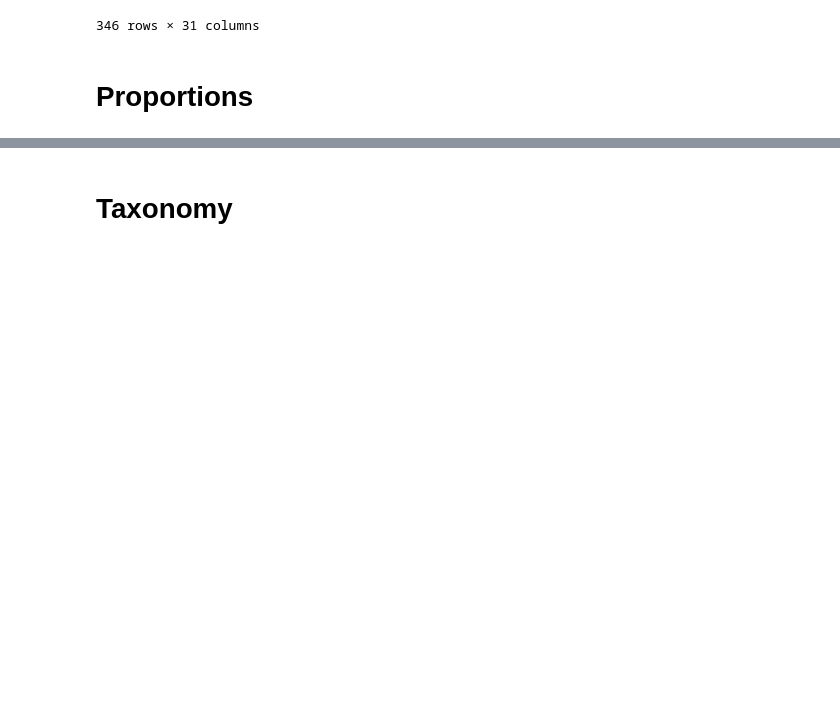
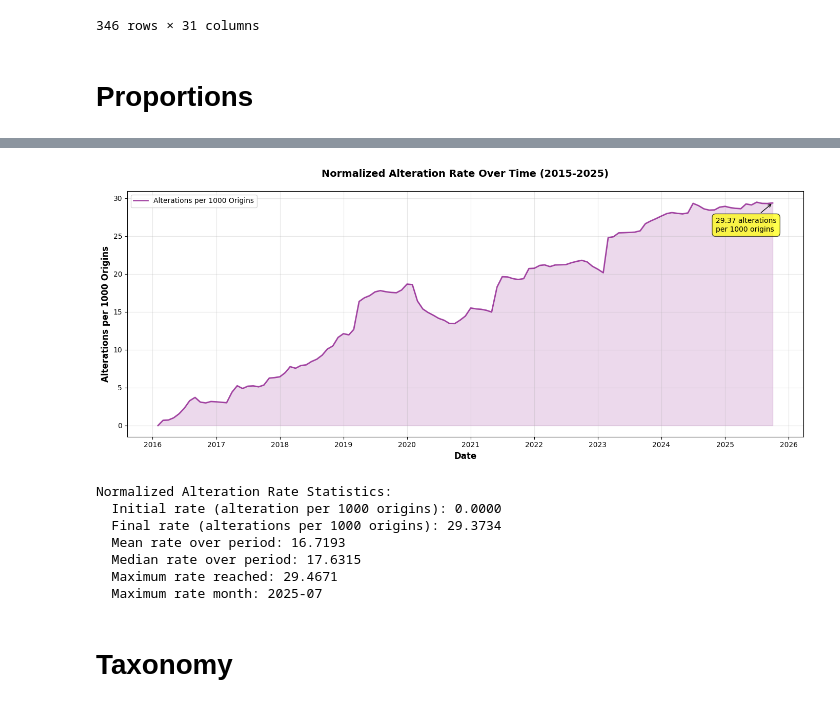
Before and after one commit to srapaport/tags-alterations, a Jupyter notebook: notebooks/quantitative.ipynb, the cells around one changed output, grey strips where cells are left out. Drawn from its saved outputs; the diff is of its cells as text; code cells hidden in the pictures; blank space fills up the shorter version.

```diff
--- a/notebooks/quantitative.ipynb
+++ b/notebooks/quantitative.ipynb
@@ -419,0 +504,16 @@ Alteration rate in period: 0.3384%
+# %%
+# Prepare data for plotting: filter to 2015-2026 and add datetime column
+temporal_analysis_repo['month_date'] = pd.to_datetime(temporal_analysis_repo['month'] + '-01')
+
+plot_data_repo_alt = temporal_analysis_repo[
+    (temporal_analysis_repo['month_date'] >= '2015-09-17') &
+    (temporal_analysis_repo['month_date'] < '2026-01-01')
+].copy()
+
+print(f"Plotting repos vs alterations from {plot_data_repo_alt['month_date'].min().strftime('%Y-%m')} to {plot_data_repo_alt['month_date'].max().strftime('%Y-%m')}")
+print(f"Total months in range: {len(plot_data_repo_alt)}")
+print(f"\nSummary:")
+print(f"  Total new origins in period: {plot_data_repo_alt['new_origins'].sum():_}")
+print(f"  Total alterations in period: {plot_data_repo_alt['total_alterations'].sum():_}")
+print(f"  Final cumulative origins: {plot_data_repo_alt['cumulative'].iloc[-1]:_}")
+print(f"  Final cumulative alterations: {plot_data_repo_alt['total_alterations'].cumsum().iloc[-1]:_}")
@@ -420,3 +785,61 @@ Alteration rate in period: 0.3384%
+# %%
+# Calculate alterations per 1000 origins over time
+plot_data_repo_alt['cumulative_alterations'] = plot_data_repo_alt['total_alterations'].cumsum()
+plot_data_repo_alt['alterations_per_1000_origins'] = (
+    plot_data_repo_alt['cumulative_alterations'] / plot_data_repo_alt['cumulative'] * 1000
+)
+
+# Create plot showing normalized alteration rate over time
+fig, ax = plt.subplots(figsize=(14, 6))
+
+line = ax.plot(plot_data_repo_alt['month_date'], plot_data_repo_alt['alterations_per_1000_origins'],
+               'purple', linewidth=2, label='Alterations per 1000 Origins', alpha=0.7)
+ax.fill_between(plot_data_repo_alt['month_date'], 0, plot_data_repo_alt['alterations_per_1000_origins'],
+                alpha=0.15, color='purple')
+
+# Formatting
+ax.set_xlabel('Date', fontsize=12, fontweight='bold')
+ax.set_ylabel('Alterations per 1000 Origins', fontsize=12, fontweight='bold')
+ax.set_title('Normalized Alteration Rate Over Time (2015-2025)', fontsize=14, fontweight='bold', pad=20)
+ax.grid(True, alpha=0.3)
+ax.xaxis.set_major_formatter(mdates.DateFormatter('%Y'))
+ax.xaxis.set_major_locator(mdates.YearLocator(1))
+ax.legend(loc='upper left', fontsize=10)
+
+# Add annotation for final rate
+final_rate = plot_data_repo_alt['alterations_per_1000_origins'].iloc[-1]
+final_date = plot_data_repo_alt['month_date'].iloc[-1]
+ax.annotate(f'{final_rate:.2f} alterations\nper 1000 origins',
+            xy=(final_date, final_rate),
+            xytext=(-80, -40),
+            textcoords='offset points',
+            fontsize=10,
+            bbox=dict(boxstyle='round,pad=0.5', facecolor='yellow', alpha=0.7),
+            arrowprops=dict(arrowstyle='->', connectionstyle='arc3,rad=0'))
+
+plt.tight_layout()
+plt.show()
+
+print(f"\nNormalized Alteration Rate Statistics:")
+print(f"  Initial rate (alteration per 1000 origins): {plot_data_repo_alt['alterations_per_1000_origins'].iloc[0]:.4f}")
+print(f"  Final rate (alterations per 1000 origins): {plot_data_repo_alt['alterations_per_1000_origins'].iloc[-1]:.4f}")
+print(f"  Mean rate over period: {plot_data_repo_alt['alterations_per_1000_origins'].mean():.4f}")
+print(f"  Median rate over period: {plot_data_repo_alt['alterations_per_1000_origins'].median():.4f}")
+print(f"  Maximum rate reached: {plot_data_repo_alt['alterations_per_1000_origins'].max():.4f}")
+
+# Find when max rate was reached
+max_rate_idx = plot_data_repo_alt['alterations_per_1000_origins'].idxmax()
+max_rate_month = plot_data_repo_alt.loc[max_rate_idx, 'month']
+print(f"  Maximum rate month: {max_rate_month}")
+# %% [output]
+[figure, added]
+Normalized Alteration Rate Statistics:
+  Initial rate (alteration per 1000 origins): 0.0000
+  Final rate (alterations per 1000 origins): 29.3734
+  Mean rate over period: 16.7193
+  Median rate over period: 17.6315
+  Maximum rate reached: 29.4671
+  Maximum rate month: 2025-07
 # %% [markdown]
 # Taxonomy
 # %%
```
Also changed, not shown: parts of 37 cells of this notebook, 1 other file.
